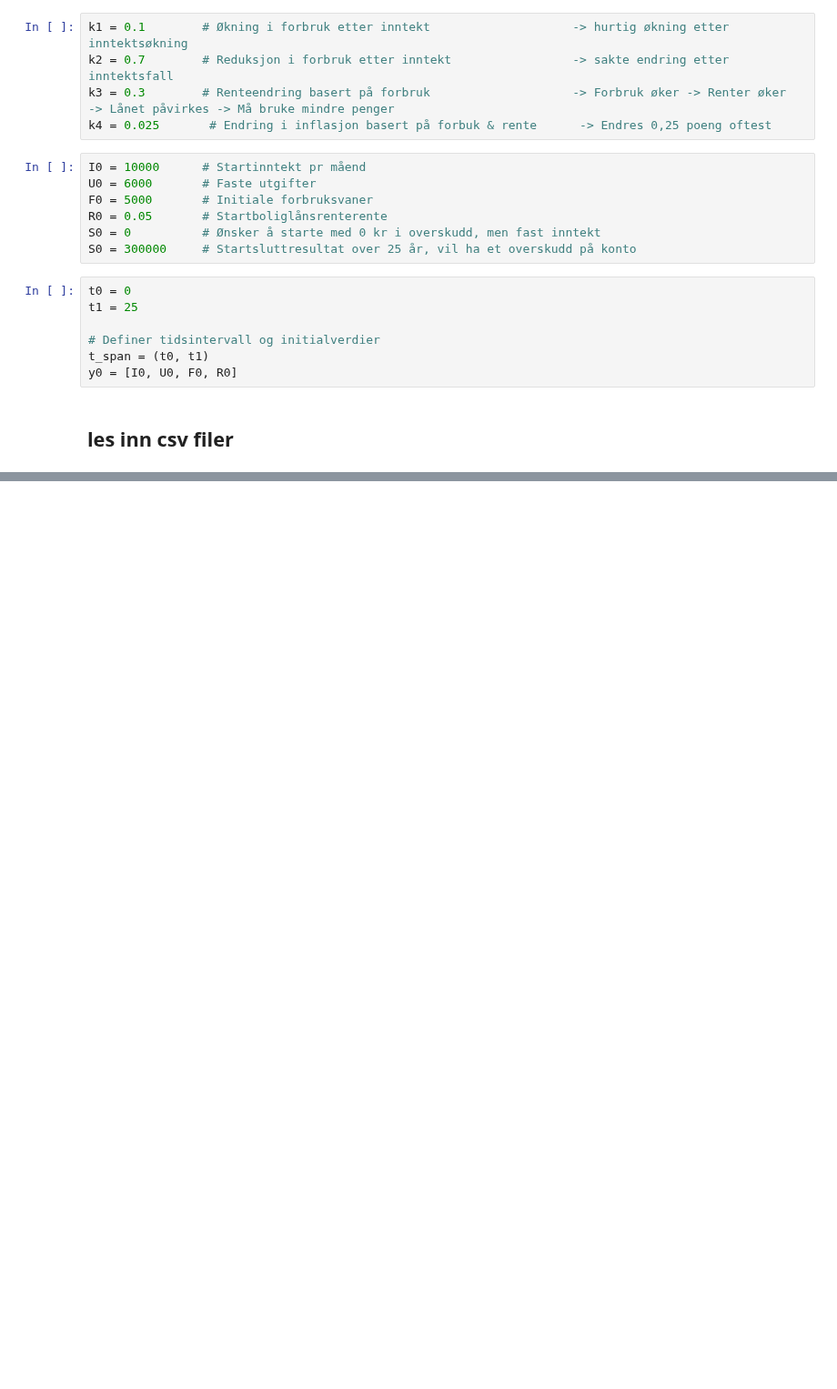
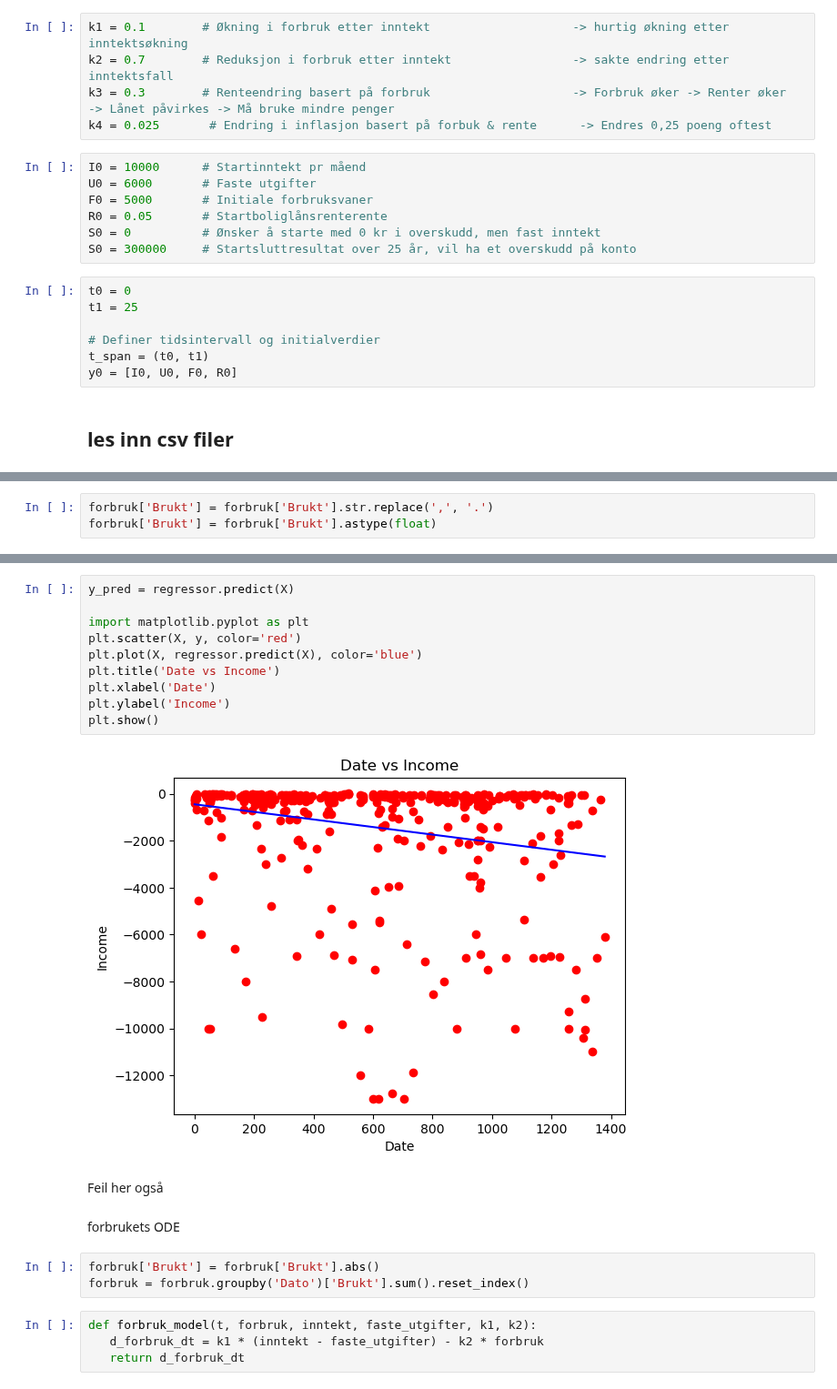
Before and after one commit to 591118/ProsjektADAH2023, a Jupyter notebook: prosjekt501.ipynb, the cells around one changed output, grey strips where cells are left out. Shown at 91% size. Cells and saved outputs as stored; diff of their text form; blank space fills up the shorter version.

```diff
--- a/prosjekt501.ipynb
+++ b/prosjekt501.ipynb
@@ -62,0 +127,3 @@ def forbruksvaner(t, F):
+# %%
+forbruk['Brukt'] = forbruk['Brukt'].str.replace(',', '.')
+forbruk['Brukt'] = forbruk['Brukt'].astype(float)
@@ -62,0 +138,23 @@ def forbruksvaner(t, F):
+# %%
+y_pred = regressor.predict(X)
+
+import matplotlib.pyplot as plt
+plt.scatter(X, y, color='red')
+plt.plot(X, regressor.predict(X), color='blue')
+plt.title('Date vs Income')
+plt.xlabel('Date')
+plt.ylabel('Income')
+plt.show()
+# %% [output]
+[figure, added]
+# %% [markdown]
+Feil her også
+# %% [markdown]
+forbrukets ODE
+# %%
+forbruk['Brukt'] = forbruk['Brukt'].abs()
+forbruk = forbruk.groupby('Dato')['Brukt'].sum().reset_index()
+# %%
+def forbruk_model(t, forbruk, inntekt, faste_utgifter, k1, k2):
+   d_forbruk_dt = k1 * (inntekt - faste_utgifter) - k2 * forbruk
+   return d_forbruk_dt
```
Also changed, not shown: parts of 32 cells of this notebook, 1 other file.
